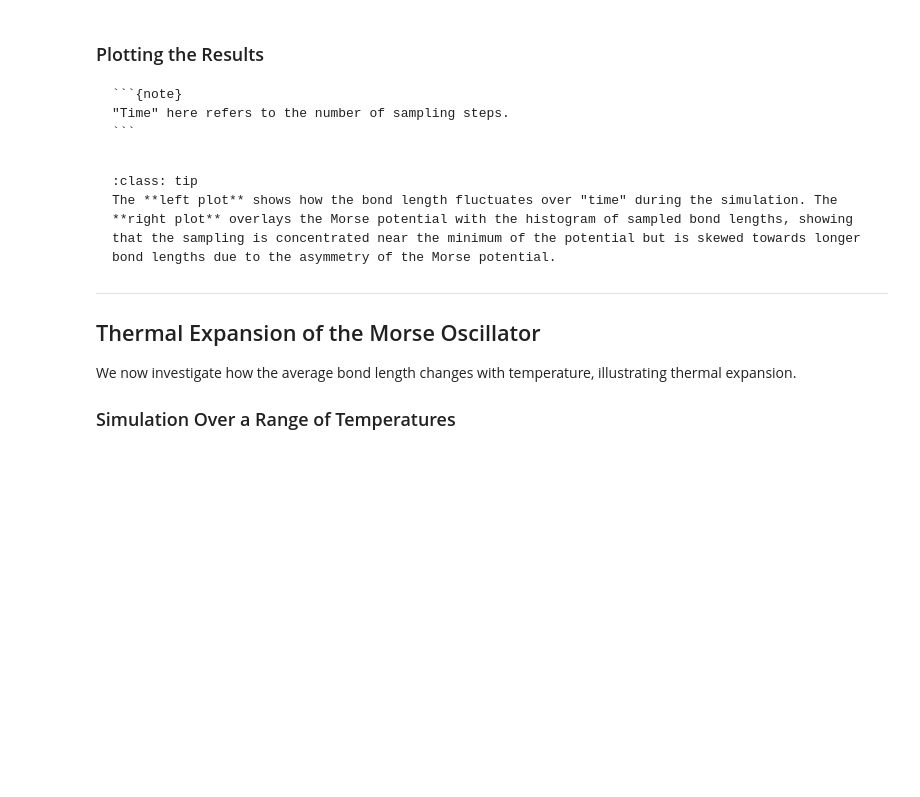
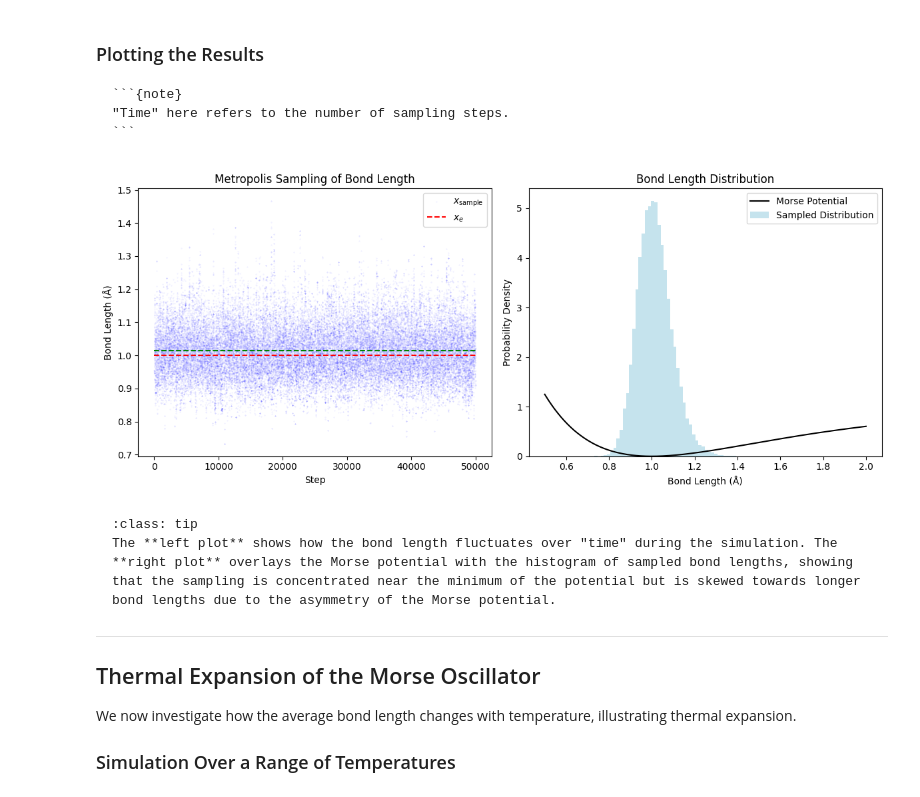
Before and after one commit to P-mandevillei/chem-4050-5050, a Jupyter notebook: lecture_notes/14/lecture-14-metropolis.ipynb, the cells around one changed output. Saved outputs shown, nothing was run; the diff lists cells and outputs as text; code cells hidden in the pictures; blank space fills up the shorter version.

````diff
--- a/lecture_notes/14/lecture-14-metropolis.ipynb
+++ b/lecture_notes/14/lecture-14-metropolis.ipynb
@@ -213,28 +243,30 @@ print(f"Average bond length at {T} K: {x_avg:.4f} Å")
 # %%
 # Plotting the sampled positions over "time"
 plt.figure(figsize=(12, 5))
 
 # Left: "Time series" of bond lengths
 plt.subplot(1, 2, 1)
-plt.plot(x_samples, color='blue', alpha=0.5)
+plt.scatter(range(len(x_samples)), x_samples, color='blue', alpha=0.1, s=0.1)
 plt.hlines([x_e, x_avg], xmin=0, xmax=n_sampling, colors=['red', 'green'], linestyles='dashed')
 plt.xlabel('Step')
 plt.ylabel('Bond Length (Å)')
 plt.title('Metropolis Sampling of Bond Length')
 plt.legend([r'$x_{\text{sample}}$', r'$x_e$', r'$\langle x \rangle$'])
 
 # Right: Histogram and potential
 plt.subplot(1, 2, 2)
 x_range = np.linspace(x_e - 0.5, x_e + 1.0, 500)
 plt.plot(x_range, morse_potential(x_range), 'k-', label='Morse Potential')
 plt.hist(x_samples, bins=50, density=True, color='lightblue', alpha=0.7, label='Sampled Distribution')
 plt.xlabel('Bond Length (Å)')
 plt.ylabel('Probability Density')
 plt.title('Bond Length Distribution')
 plt.legend()
 
 plt.tight_layout()
 plt.show()
+# %% [output]
+[figure, added]
 # %% [markdown]
 ```{admonition} Interpretation
 :class: tip
````
Also changed, not shown: parts of 12 cells of this notebook, 4 other files.
